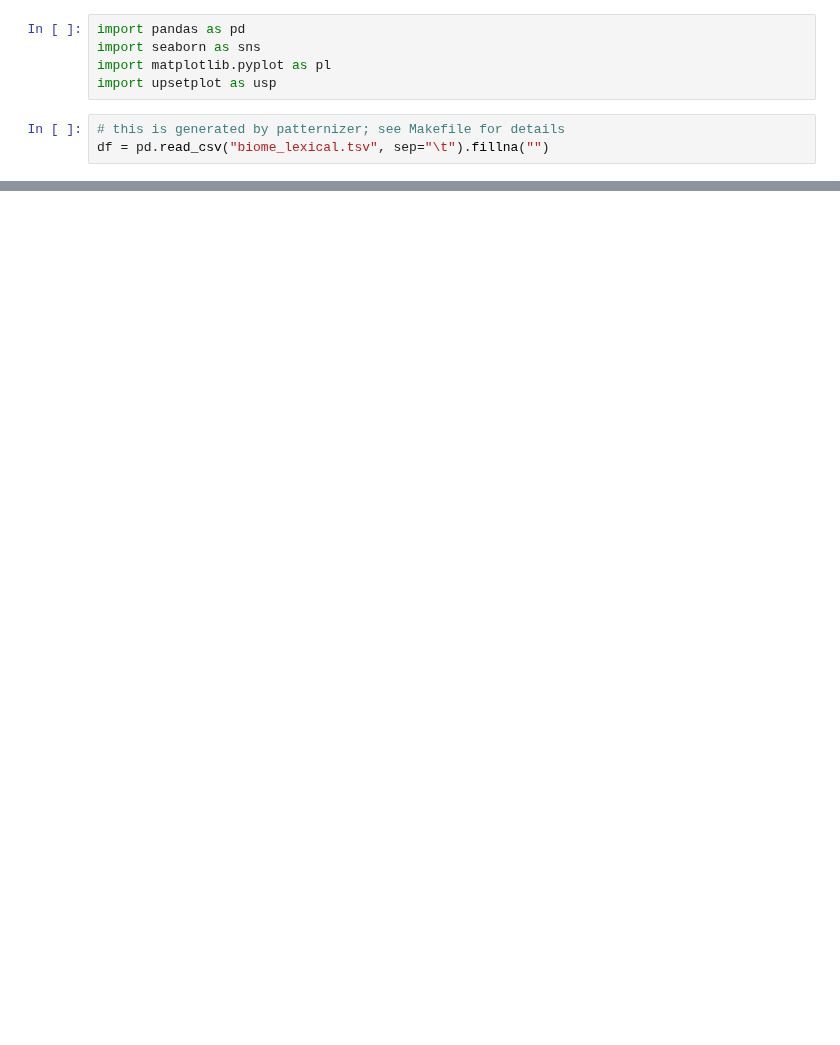
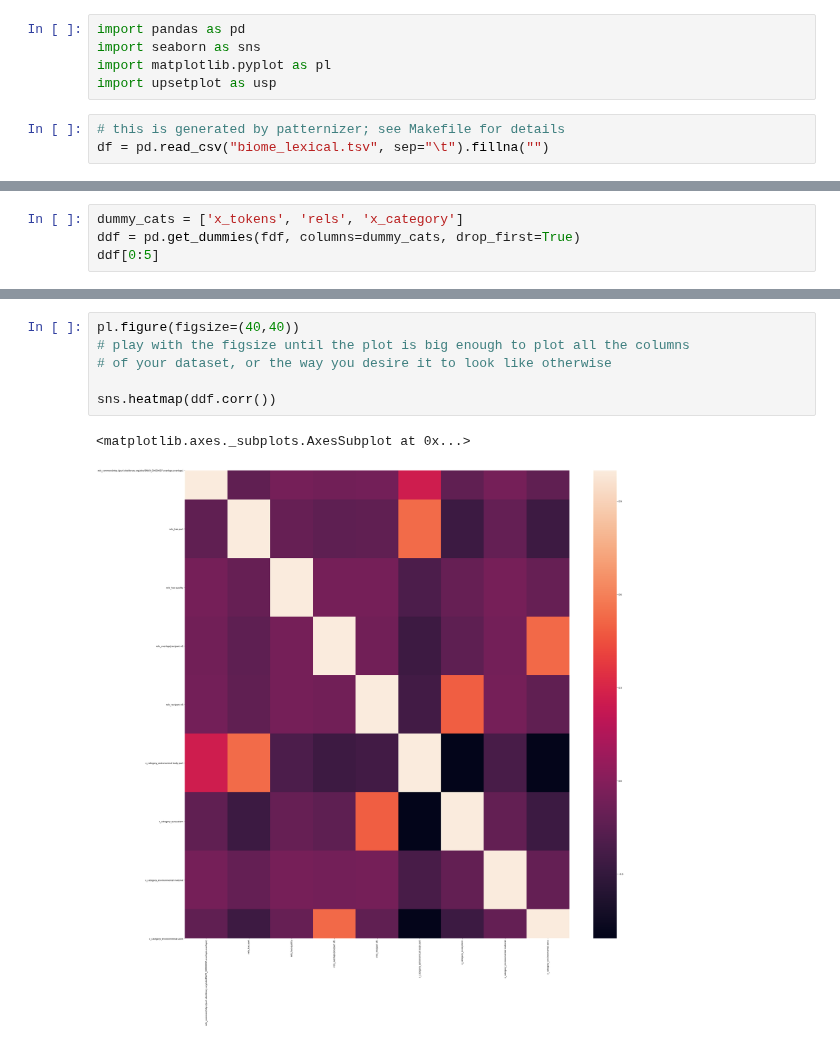
Before and after one commit to EnvironmentOntology/envo, a Jupyter notebook: experimental/biome/envo_biome_patternizer_analysis.ipynb, the cells around one changed output, grey strips where cells are left out. Saved outputs shown, nothing was run; the diff lists cells and outputs as text; blank space fills up the shorter version.

Commit message:
plot

```diff
--- a/experimental/biome/envo_biome_patternizer_analysis.ipynb
+++ b/experimental/biome/envo_biome_patternizer_analysis.ipynb
@@ -69,0 +69,4 @@ fdf.loc[fdf['x_category'] == 'ecosystem']
+# %%
+dummy_cats = ['x_tokens', 'rels', 'x_category']
+ddf = pd.get_dummies(fdf, columns=dummy_cats, drop_first=True)
+ddf[0:5]
@@ -69,0 +80,9 @@ fdf.loc[fdf['x_category'] == 'ecosystem']
+# %%
+pl.figure(figsize=(40,40))
+# play with the figsize until the plot is big enough to plot all the columns
+# of your dataset, or the way you desire it to look like otherwise
+
+sns.heatmap(ddf.corr())
+# %% [output]
+<matplotlib.axes._subplots.AxesSubplot at 0x...>
+[figure, added]
```
Also changed, not shown: parts of 5 cells of this notebook.
